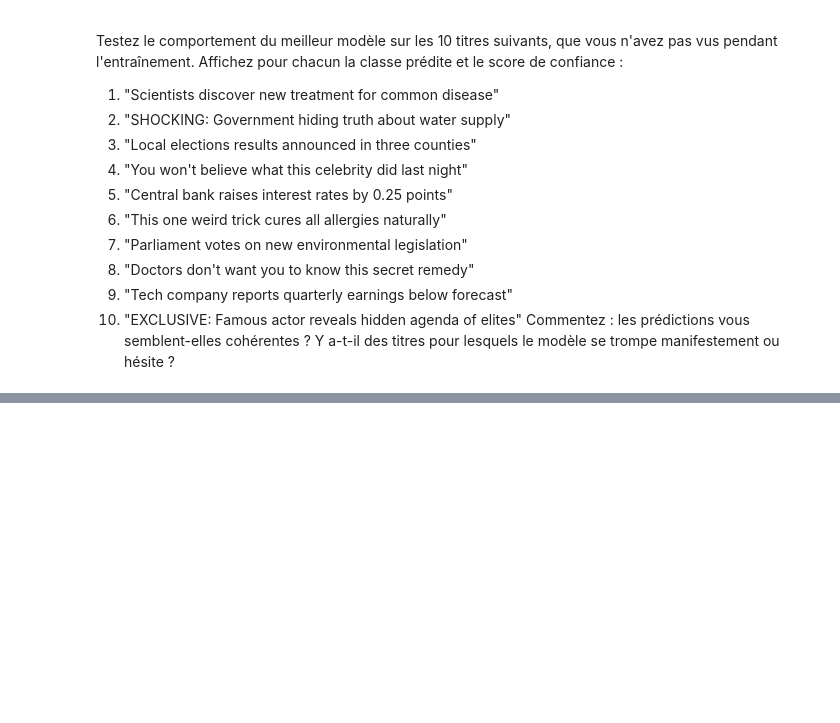
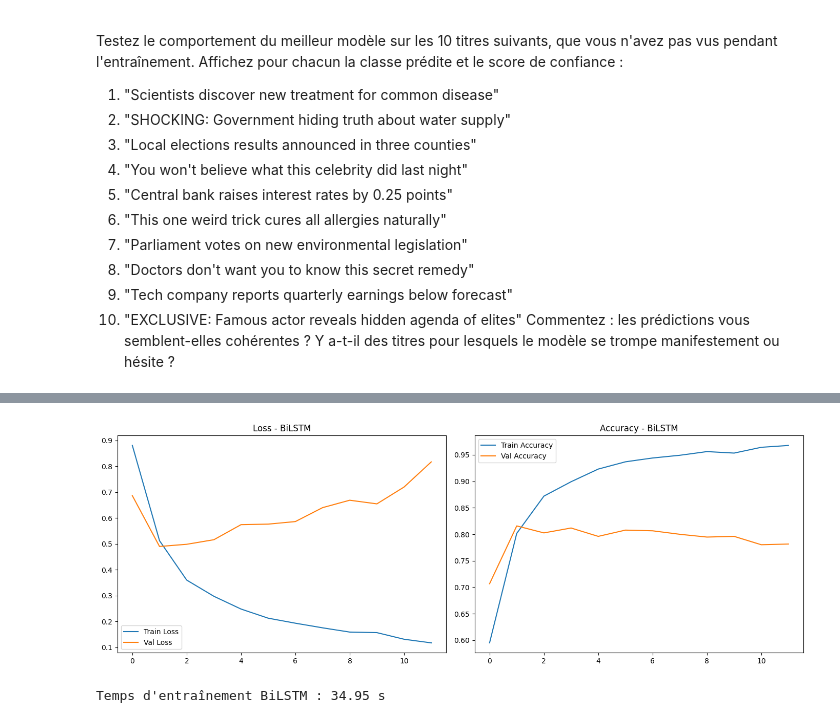
Before and after one commit to fikhadriouene/ECF4-ikhadriouene-farid, a Jupyter notebook: notebook/ecf_fake_news.ipynb, the cells around one changed output, grey strips where cells are left out. Cells and saved outputs as stored; diff of their text form; code cells hidden in the pictures; blank space fills up the shorter version.

```diff
--- a/notebook/ecf_fake_news.ipynb
+++ b/notebook/ecf_fake_news.ipynb
@@ -1108,0 +1301,76 @@ robust_df
+# %%
+text_vectorizer = tf.keras.layers.TextVectorization(
+    max_tokens=3000,
+    output_sequence_length=30,
+    standardize="lower_and_strip_punctuation" # Nettoyage standard intégré
+)
+
+# On "apprend" le vocabulaire sur les données propres (et seulement sur le train !)
+text_vectorizer.adapt(X_train_raw.to_numpy())
+
+early_stop_bilstm = EarlyStopping(
+    monitor="val_loss",
+    patience=10,
+    restore_best_weights=True,
+    verbose=1
+)
+
+checkpoint_bilstm = ModelCheckpoint(
+    "../models/best_model_bilstm_ameliore.keras",
+    monitor="val_loss",
+    save_best_only=True,
+    verbose=1
+)
+
+callbacks=[early_stop_bilstm, checkpoint_bilstm]
+
+model_bilstm_ameliore = Sequential([
+    keras.Input(shape=(1,), dtype=tf.string),
+    text_vectorizer,
+    Embedding(input_dim=3000, output_dim=16, mask_zero=True),
+    Bidirectional(LSTM(32, dropout=0.4, recurrent_dropout=0.4)),
+    Dense(32, activation="relu", kernel_regularizer='l2'),
+    Dropout(0.5),
+    Dense(1, activation="sigmoid")
+])
+
+model_bilstm_ameliore.compile(
+    optimizer="adam",
+    loss="binary_crossentropy",
+    metrics=["accuracy"]
+)
+
+# Conversion explicite en tenseurs TensorFlow (conforme au moteur Keras/Optree)
+X_train_raw_tensor = tf.convert_to_tensor(X_train_raw.values, dtype=tf.string)
+y_train_raw_tensor = tf.convert_to_tensor(y_train_raw.values, dtype=tf.int32)
+
+start_bilstm = time.time()
+
+# Lancement de l'entraînement avec les tenseurs
+history_bilstm_ameliore = model_bilstm_ameliore.fit(
+    X_train_raw_tensor,
+    y_train_raw_tensor,
+    validation_split=0.15,
+    epochs=30,
+    callbacks=callbacks,
+    verbose=1
+)
+
+fig, axes = plt.subplots(1, 2, figsize=(14, 5))
+
+axes[1].plot(history_bilstm_ameliore.history["accuracy"], label="Train Accuracy")
+axes[1].plot(history_bilstm_ameliore.history["val_accuracy"], label="Val Accuracy")
+axes[1].set_title("Accuracy - BiLSTM")
+axes[1].legend()
+
+axes[0].plot(history_bilstm_ameliore.history["loss"], label="Train Loss")
+axes[0].plot(history_bilstm_ameliore.history["val_loss"], label="Val Loss")
+axes[0].set_title("Loss - BiLSTM")
+axes[0].legend()
+
+plt.tight_layout()
+plt.show()
+
+bilstm_train_time = time.time() - start_bilstm
+print(f"Temps d'entraînement BiLSTM : {bilstm_train_time:.2f} s")
+# %% [output]
@@ -1108,0 +1394,2 @@ robust_df
+[figure, added]
+Temps d'entraînement BiLSTM : 34.95 s
```
Also changed, not shown: parts of 29 cells of this notebook, 13 other files.
